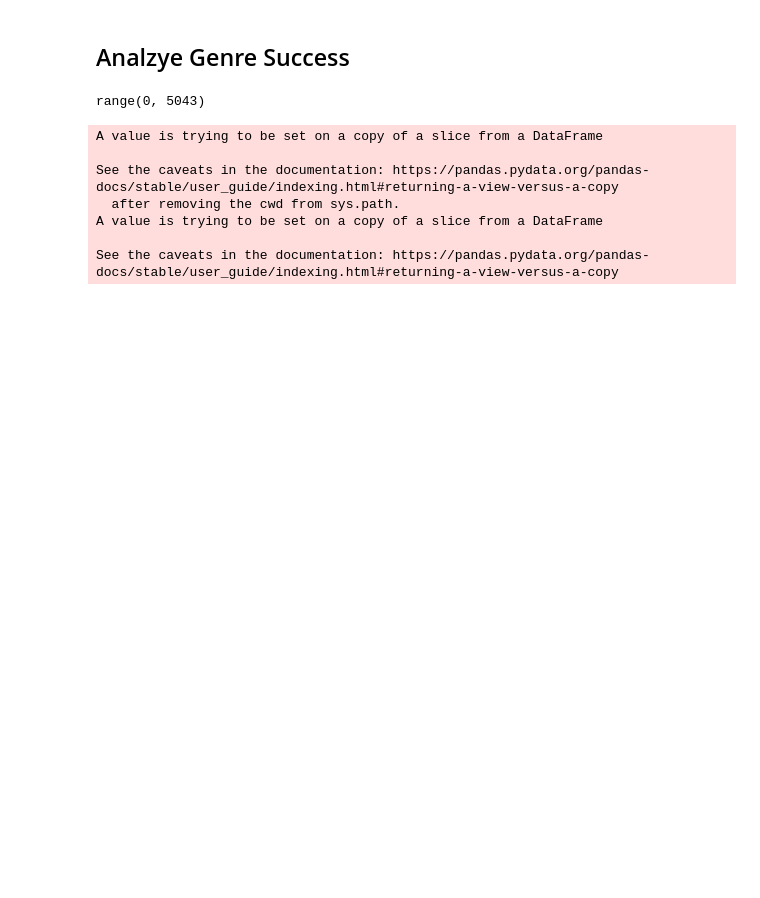
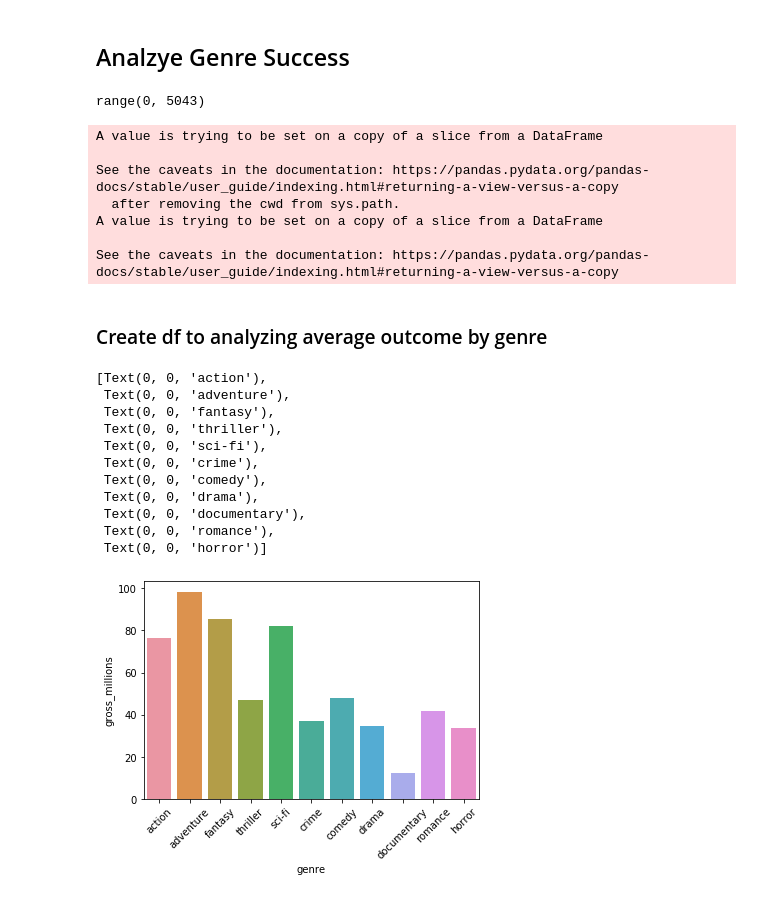
Before and after one commit to kristinkspanos/data_analysis_movie_studio, a Jupyter notebook: assignment_2_movie_data.ipynb, the cells around one changed output. Cells and saved outputs as stored; diff of their text form; code cells hidden in the pictures; blank space fills up the shorter version.

```diff
--- a/assignment_2_movie_data.ipynb
+++ b/assignment_2_movie_data.ipynb
@@ -173,9 +191,9 @@ for x in genre_lst:
 for x in range(len(movies['genres'])):
     for y in genre_lst:
         if y in movies['genres'][x]:
-            movies['genre_' + y.lower()][x] = True
+            movies['genre_' + y.lower()][x] = y.lower()
         else:
-            movies['genre_' + y.lower()][x] = False
+            movies['genre_' + y.lower()][x] = 'not ' + y.lower()
 # %% [output]
 A value is trying to be set on a copy of a slice from a DataFrame
 
@@ -184,3 +202,31 @@ See the caveats in the documentation: https://pandas.pydata.org/pandas-docs/stab
 A value is trying to be set on a copy of a slice from a DataFrame
 
 See the caveats in the documentation: https://pandas.pydata.org/pandas-docs/stable/user_guide/indexing.html#returning-a-view-versus-a-copy
+# %% [markdown]
+### Create df to analyzing average outcome by genre
+# %%
+genre_avg = pd.DataFrame()
+for x in genre_lst:
+    x = movies.groupby(['genre_' + x.lower()]).mean()
+    x = x.rename_axis('genre', axis= 0)
+    genre_avg = genre_avg.append(x)
+
+genre_avg = genre_avg[genre_avg.index.str.contains("not")==False]
+# %%
+genre_avg_gross = sns.barplot(x= genre_avg.index, y="gross_millions", data=genre_avg)
+genre_avg_gross.set_xticklabels(genre_avg_gross.get_xticklabels(),rotation=45)
+
+# adventure, action, fantasy, and sci-fi have the highest average gross
+# %% [output]
+[Text(0, 0, 'action'),
+ Text(0, 0, 'adventure'),
+ Text(0, 0, 'fantasy'),
+ Text(0, 0, 'thriller'),
+ Text(0, 0, 'sci-fi'),
+ Text(0, 0, 'crime'),
+ Text(0, 0, 'comedy'),
+ Text(0, 0, 'drama'),
+ Text(0, 0, 'documentary'),
+ Text(0, 0, 'romance'),
+ Text(0, 0, 'horror')]
+[figure, added]
```
Also changed, not shown: parts of 12 cells of this notebook.
